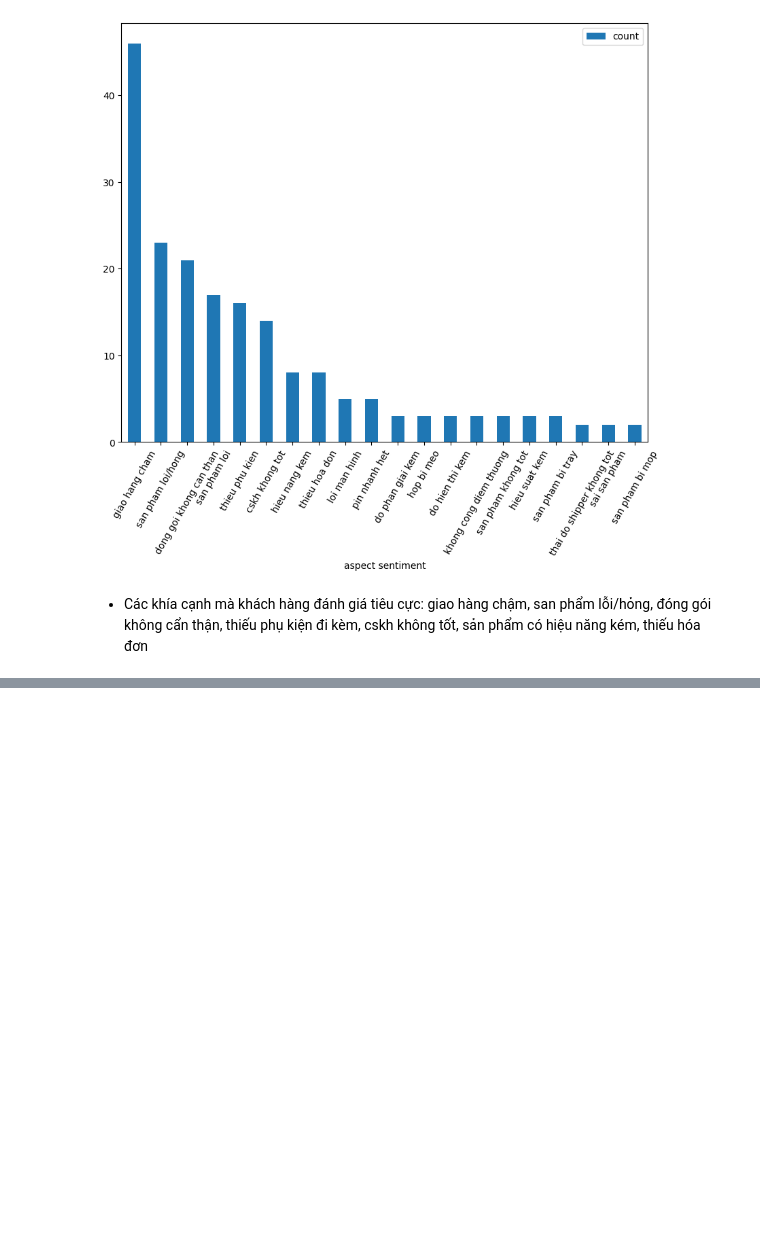
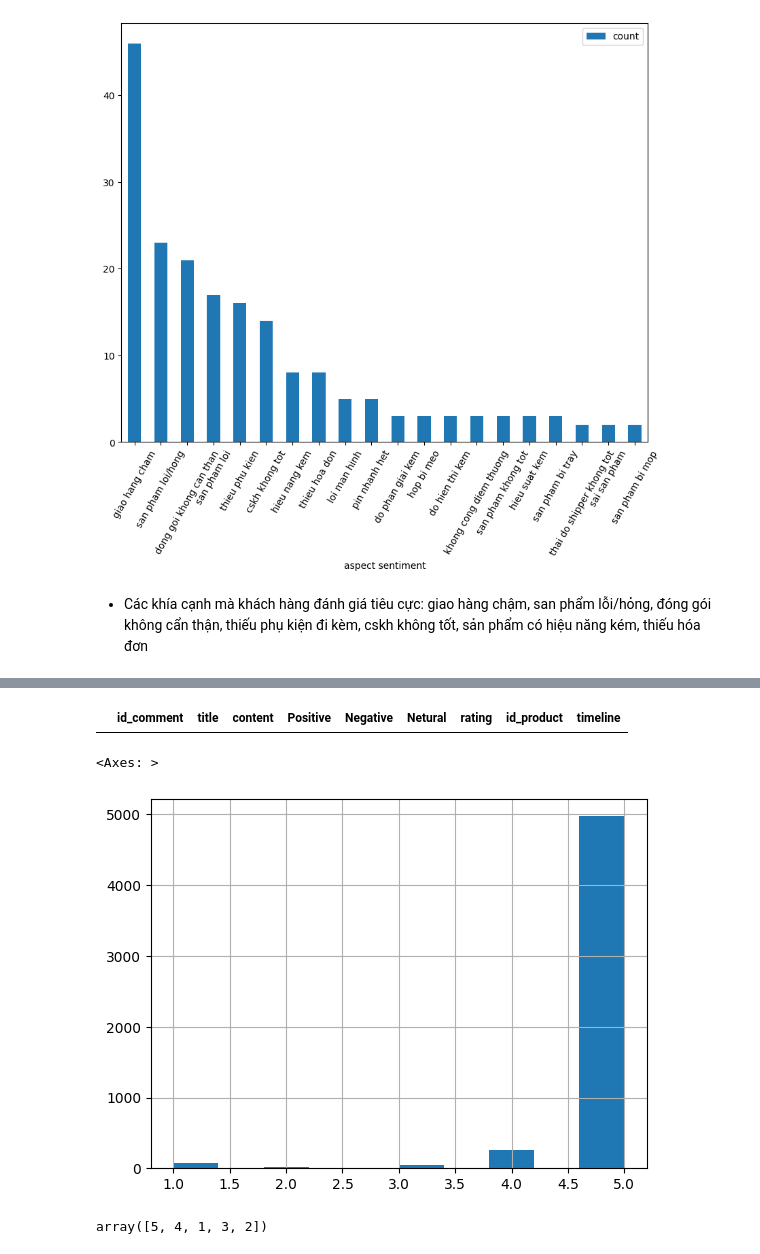
Before and after one commit to kieuminhhuu/Vietnam-E-commerce-Market-and-Customer-Product-Evaluation-Analysis-on-Tiki-E-commerce-Platform, a Jupyter notebook: Feedback_Tiki_Analysis.ipynb, the cells around one changed output, grey strips where cells are left out. Cells and saved outputs as stored; diff of their text form; code cells hidden in the pictures; blank space fills up the shorter version.

```diff
--- a/Feedback_Tiki_Analysis.ipynb
+++ b/Feedback_Tiki_Analysis.ipynb
@@ -512,0 +536,15 @@ Những điểm này đều cho thấy tiki đã tập trung phát triển rất
+# %%
+# Kiểm tra các bản ghi bị lặp
+df_commnets[df_commnets.duplicated()]
+# %% [output]
+|  | id_comment | title | content | Positive | Negative | Netural | rating | id_product | timeline |
+# %%
+# trường rating có giá trị ngoại lai nào không
+df_commnets['rating'].hist()
+# %% [output]
+<Axes: >
+[figure, added]
+# %%
+df_commnets['rating'].unique()
+# %% [output]
+array([5, 4, 1, 3, 2])
```
Also changed, not shown: parts of 23 cells of this notebook.
